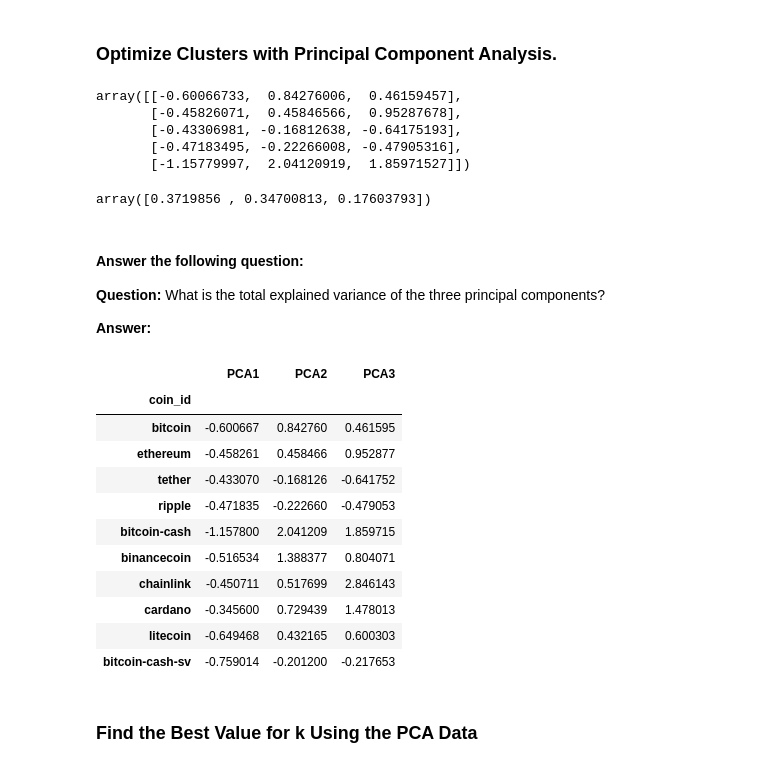
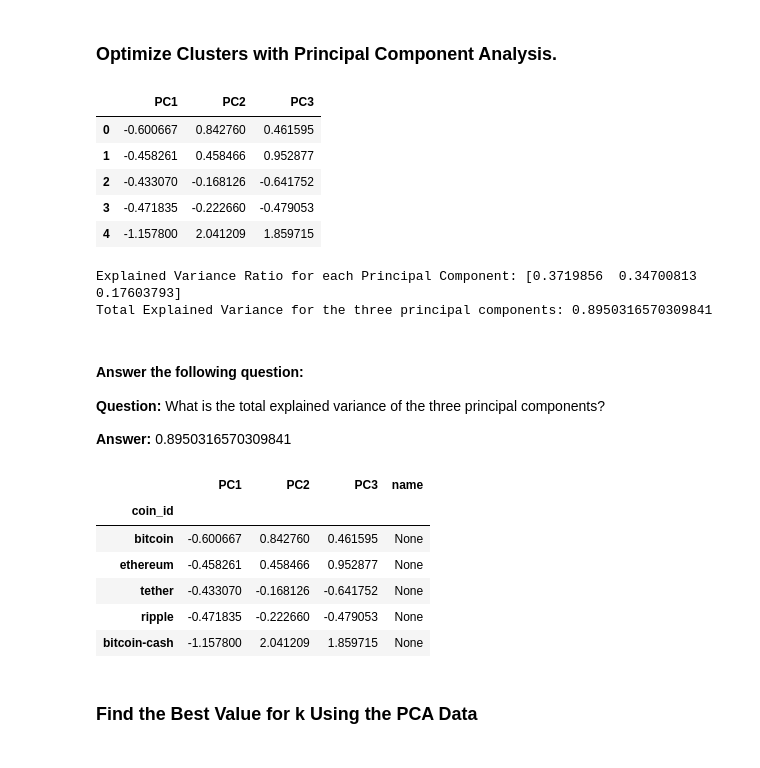
Before and after one commit to RogerNavA13/CryptoClustering, a Jupyter notebook: Starter_Code/Crypto_Clustering.ipynb, the cells around one changed output. Saved outputs shown, nothing was run; the diff lists cells and outputs as text; code cells hidden in the pictures.

```diff
--- a/Starter_Code/Crypto_Clustering.ipynb
+++ b/Starter_Code/Crypto_Clustering.ipynb
@@ -126,5 +134,8 @@ plt.show()
 ### Cluster Cryptocurrencies with K-means Using the Original Scaled Data.
 # %%
 # Initialize the K-Means model using the best value for k
+k = 4
+kmeans = KMeans(n_clusters=k, random_state=0)
 # %%
 # Fit the K-Means model using the scaled data
+kmeans.fit(scaled_data)
@@ -156,54 +203,64 @@ plt.show()
 ### Optimize Clusters with Principal Component Analysis.
 # %%
 # Create a PCA model instance and set `n_components=3`.
+pca = PCA(n_components=3)
 # %%
 # Use the PCA model with `fit_transform` on the original scaled DataFrame to reduce to three principal components.
-
+principal_components = pca.fit_transform(scaled_data)
+pca_df = pd.DataFrame(data=principal_components, \
+    columns=[f'PC{i+1}' for i in range(3)])
 
 # View the first five rows of the DataFrame.
+pca_df.head()
 # %% [output]
-array([[-0.60066733,  0.84276006,  0.46159457],
-       [-0.45826071,  0.45846566,  0.95287678],
-       [-0.43306981, -0.16812638, -0.64175193],
-       [-0.47183495, -0.22266008, -0.47905316],
-       [-1.15779997,  2.04120919,  1.85971527]])
+|  | PC1 | PC2 | PC3 |
+| 0 | -0.600667 | 0.842760 | 0.461595 |
+| 1 | -0.458261 | 0.458466 | 0.952877 |
+| 2 | -0.433070 | -0.168126 | -0.641752 |
+| 3 | -0.471835 | -0.222660 | -0.479053 |
+| 4 | -1.157800 | 2.041209 | 1.859715 |
 # %%
 # Retrieve the explained variance to determine how much information  can be attributed to each principal component.
+explained_variance = pca.explained_variance_ratio_
+print("Explained Variance Ratio for each Principal Component:", \
+    explained_variance)
+
+total_explained_variance = np.sum(explained_variance)
+print("Total Explained Variance for the three principal components:", \
+      total_explained_variance)
 # %% [output]
-array([0.3719856 , 0.34700813, 0.17603793])
+Explained Variance Ratio for each Principal Component: [0.3719856  0.34700813 0.17603793]
+Total Explained Variance for the three principal components: 0.8950316570309841
 # %% [markdown]
 #### Answer the following question:
 
 **Question:** What is the total explained variance of the three principal components?
 
-**Answer:**
+**Answer:** 0.8950316570309841
 # %%
 # Create a new DataFrame with the PCA data.
 # Note: The code for this step is provided for you
 
 # Creating a DataFrame with the PCA data
+pca_df = pd.DataFrame(data=principal_components, columns=[f'PC{i+1}' for i in range(3)])
 
 
 # Copy the crypto names from the original data
-
-
+pca_df['coin_id'] = market_data_df.index
+pca_df['name'] = crypto_names
 # Set the coinid column as index
-
+pca_df.set_index('coin_id', inplace=True)
 
 # Display sample data
+pca_df.head()
 # %% [output]
-|  | PCA1 | PCA2 | PCA3 |
-| coin_id |  |  |  |
-| bitcoin | -0.600667 | 0.842760 | 0.461595 |
-| ethereum | -0.458261 | 0.458466 | 0.952877 |
-| tether | -0.433070 | -0.168126 | -0.641752 |
-| ripple | -0.471835 | -0.222660 | -0.479053 |
-| bitcoin-cash | -1.157800 | 2.041209 | 1.859715 |
-| binancecoin | -0.516534 | 1.388377 | 0.804071 |
-| chainlink | -0.450711 | 0.517699 | 2.846143 |
-| cardano | -0.345600 | 0.729439 | 1.478013 |
-| litecoin | -0.649468 | 0.432165 | 0.600303 |
-| bitcoin-cash-sv | -0.759014 | -0.201200 | -0.217653 |
+|  | PC1 | PC2 | PC3 | name |
+| coin_id |  |  |  |  |
+| bitcoin | -0.600667 | 0.842760 | 0.461595 | None |
+| ethereum | -0.458261 | 0.458466 | 0.952877 | None |
+| tether | -0.433070 | -0.168126 | -0.641752 | None |
+| ripple | -0.471835 | -0.222660 | -0.479053 | None |
+| bitcoin-cash | -1.157800 | 2.041209 | 1.859715 | None |
 # %% [markdown]
 ### Find the Best Value for k Using the PCA Data
 # %%
```
Also changed, not shown: parts of 15 cells of this notebook, 1 other file.
